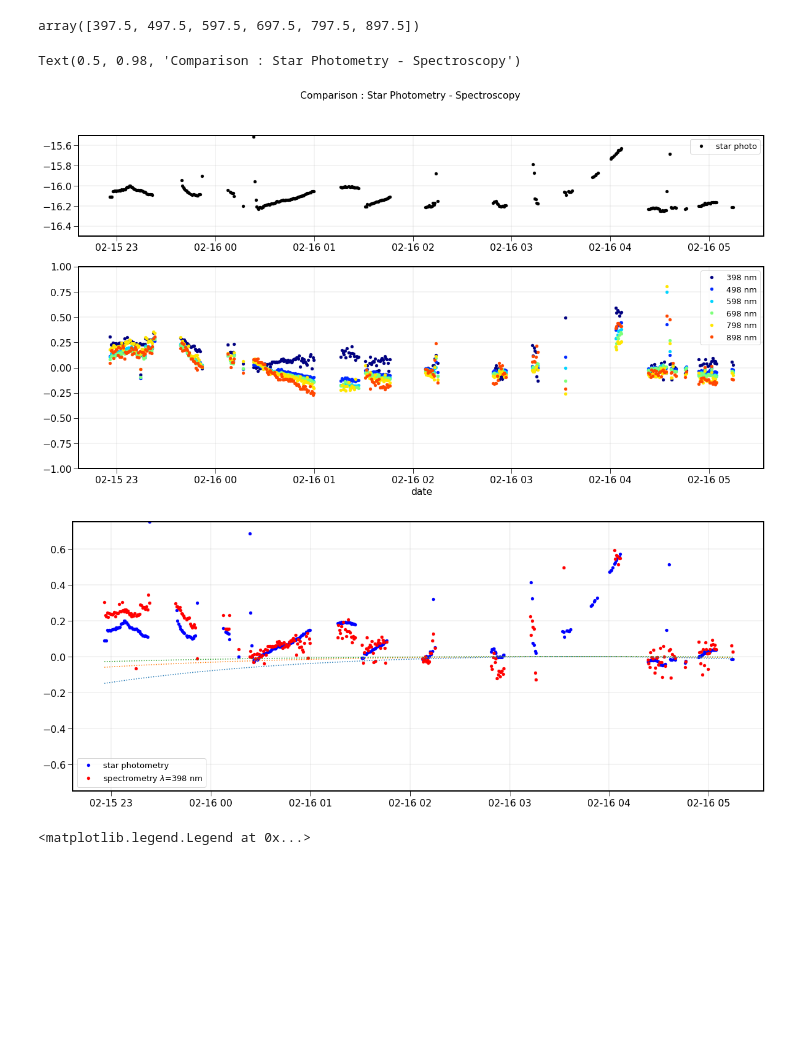
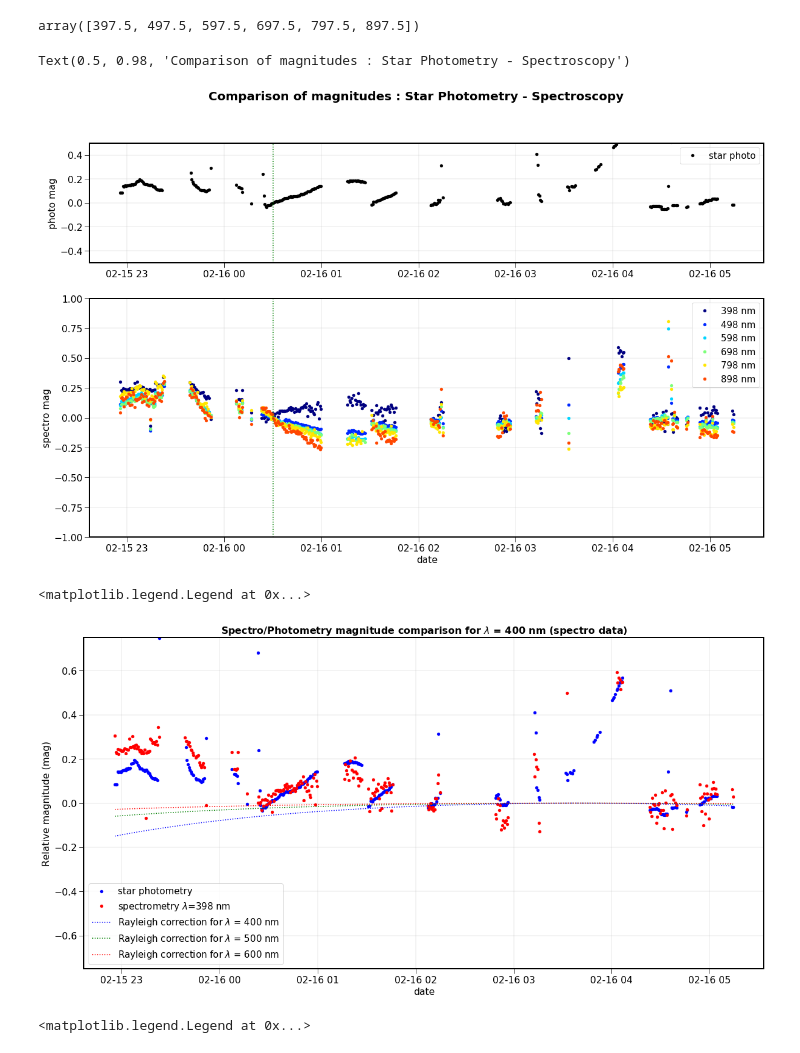
Before and after one commit to sylvielsstfr/SpectractorAnaAtm19, a Jupyter notebook: ana_20190215_HD116405_Filtre_None/MergeSpectroPhoto.ipynb, the cells around one changed output. Drawn from its saved outputs; the diff is of its cells as text; code cells hidden in the pictures; blank space fills up the shorter version.

Commit message:
add Masked arrays for mag and abs

```diff
--- a/ana_20190215_HD116405_Filtre_None/MergeSpectroPhoto.ipynb
+++ b/ana_20190215_HD116405_Filtre_None/MergeSpectroPhoto.ipynb
@@ -152,0 +164,2 @@ NWLBIN,Nobs2=MAttenuation_mean_ALL.shape
+# %%
+datetime_ref=Time(t2["date"][0]).to_datetime()
@@ -152,0 +170,4 @@ NWLBIN,Nobs2=MAttenuation_mean_ALL.shape
+# %%
+all_datetime1=np.array(all_datetime1)
+# %%
+idx_ref=np.where(all_datetime1==datetime_ref)[0][0]
@@ -153,4 +181,4 @@ NWLBIN,Nobs2=MAttenuation_mean_ALL.shape
 # %% [markdown]
 # Association
 # %%
-map_photo_to_spectro_idx= [ np.where(all_datetime2==time1)[0][0] for time1 in all_datetime1]
+map_photo_to_spectro_idx= np.array([ np.where(all_datetime2==time1)[0][0] for time1 in all_datetime1])
@@ -195,44 +243,63 @@ cNorm = colors.Normalize(vmin=0, vmax=NBSELW)
 scalarMap = cmx.ScalarMappable(norm=cNorm, cmap=jet)
 all_colors = scalarMap.to_rgba(np.arange(NBSELW), alpha=1)
 # %%
-plt.figure(figsize=(20,10))
+plt.figure(figsize=(20,12))
 
 gs = gridspec.GridSpec(2, 1,height_ratios=[1, 2])
 
 ax1 = plt.subplot(gs[0,0])
-ax1.plot(all_datetime1,t["starmag"],'ko',label="star photo")
-ax1.set_ylim(-16.5,-15.5)
+ax1.plot(all_datetime1,t["starmag"]-t["starmag"][idx_ref],'ko',label="star photo")
+#ax1.set_ylim(-16.5,-15.5)
+ax1.set_ylim(-0.5,0.5)
+ax1.plot([all_datetime1[idx_ref],all_datetime1[idx_ref]],[-0.5,0.5],'g:')
+
+
+ax1.set_ylabel("photo mag")
 ax1.grid()
-ax1.legend()
+ax1.legend(fontsize=15)
 ax2 = plt.subplot(gs[1,0],sharex=ax1)
 
 count=0
 for iwl in all_idx:
 
     ax2.plot(all_datetime1,MAttenuation_mean_ALL[iwl,map_photo_to_spectro_idx],'o',
              color=all_colors[count],label="{:3.0f} nm".format(Lambdas_ref[iwl]))
+
     count+=1
+ax2.plot([all_datetime1[idx_ref],all_datetime1[idx_ref]],[-1,1],'g:')
+
 
 ax2.grid()
-ax2.legend()
+ax2.legend(fontsize=15)
+ax2.set_ylabel("spectro mag")
 ax2.set_ylim(-1.,1.)
 ax2.set_xlabel("date")
-plt.suptitle("Comparison : Star Photometry - Spectroscopy")
+plt.suptitle("Comparison of magnitudes : Star Photometry - Spectroscopy",fontweight="bold",fontsize=20)
 # %% [output]
-Text(0.5, 0.98, 'Comparison : Star Photometry - Spectroscopy')
+Text(0.5, 0.98, 'Comparison of magnitudes : Star Photometry - Spectroscopy')
-[figure, old version]
+[figure, new version]
 # %%
-plt.figure(figsize=(20,8))
-plt.plot(all_datetime1,t["starmag"]+16.2,'bo',label="star photometry")
+plt.figure(figsize=(20,10))
+plt.plot(all_datetime1,t["starmag"]-t["starmag"][idx_ref],'bo',label="star photometry")
 plt.plot(all_datetime1,MAttenuation_mean_ALL[all_idx[0],map_photo_to_spectro_idx],'ro',label="spectrometry $\lambda$={:3.0f} nm".format(Lambdas_ref[all_idx[0]]))
 plt.ylim(-0.75,0.75)
 plt.grid()
 plt.legend()
+colors=["b","g","r"]
+ii=0
 for wl in [400.,500.,600.]:
     od_adiab = RayOptDepth_adiabatic(wl,altitude=2890.5, costh=1./t["airmass"]) - RayOptDepth_adiabatic(wl,altitude=2890.5, costh=1.) # Rayleigh optical depth
-    plt.plot(all_datetime1,-2.5/np.log(10.)*od_adiab,':')
+    label="Rayleigh correction for $\lambda$ = {:3.0f} nm".format(wl)
+    plt.plot(all_datetime1,-2.5/np.log(10.)*od_adiab,':',color=colors[ii],label=label)
+    ii+=1
+
+plt.title("Spectro/Photometry magnitude comparison for $\lambda$ = 400 nm (spectro data)")
+plt.xlabel("date")
+plt.ylabel("Relative magnitude (mag)")
+plt.legend(fontsize=15)
 # %% [output]
+<matplotlib.legend.Legend at 0x...>
-[figure, old version]
+[figure, new version]
 # %%
 am=t["airmass"]
 od_adiab = RayOptDepth_adiabatic(500.,altitude=2890.5, costh=1./am)  -  RayOptDepth_adiabatic(500.,altitude=2890.5, costh=1)# Rayleigh optical depth
```
Also changed, not shown: parts of 6 cells of this notebook, 1 other file.
